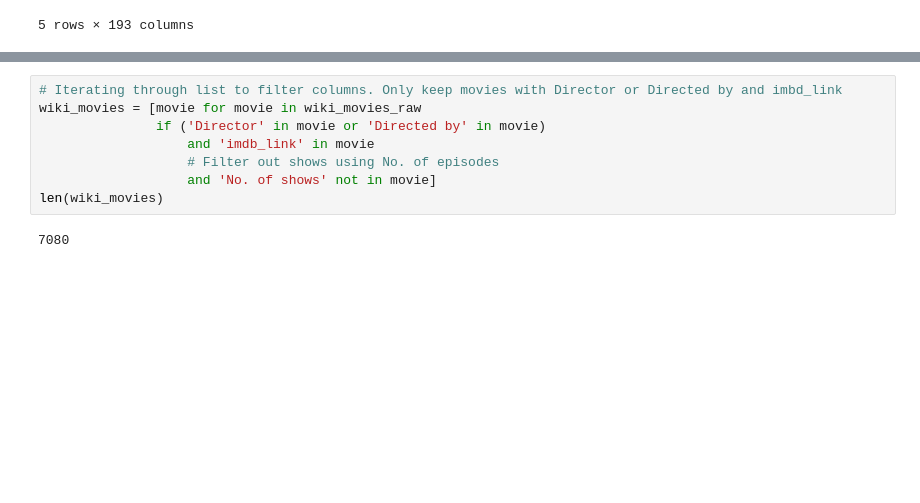
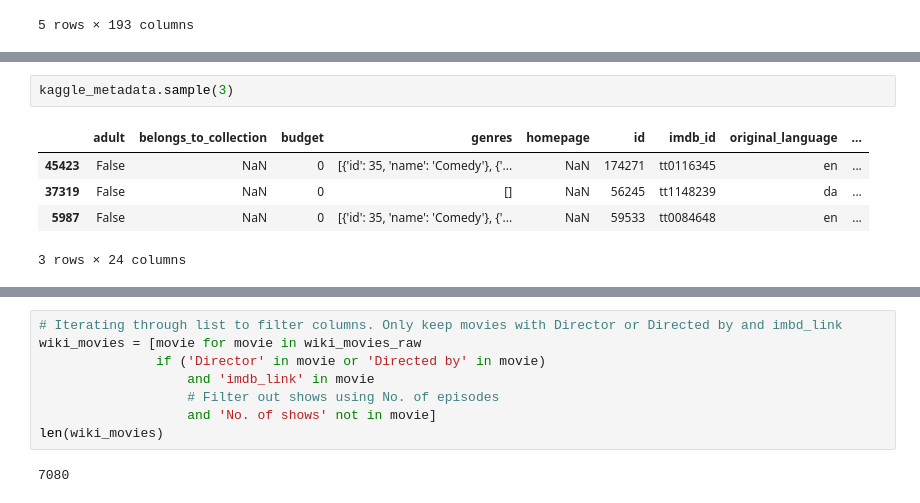
Before and after one commit to rmckinno/Movies-ETL, a Jupyter notebook: movie_cleaning.ipynb, the cells around one changed output, grey strips where cells are left out. Drawn from its saved outputs; the diff is of its cells as text; blank space fills up the shorter version.

```diff
--- a/movie_cleaning.ipynb
+++ b/movie_cleaning.ipynb
@@ -27,0 +42,8 @@ wiki_movies_df.head()
+# %%
+kaggle_metadata.sample(3)
+# %% [output]
+|  | adult | belongs_to_collection | budget | genres | homepage | id | imdb_id | original_language | ... |
+| 45423 | False | NaN | 0 | [{'id': 35, 'name': 'Comedy'}, {'... | NaN | 174271 | tt0116345 | en | ... |
+| 37319 | False | NaN | 0 | [] | NaN | 56245 | tt1148239 | da | ... |
+| 5987 | False | NaN | 0 | [{'id': 35, 'name': 'Comedy'}, {'... | NaN | 59533 | tt0084648 | en | ... |
+3 rows × 24 columns
```
Also changed, not shown: parts of 20 cells of this notebook.
